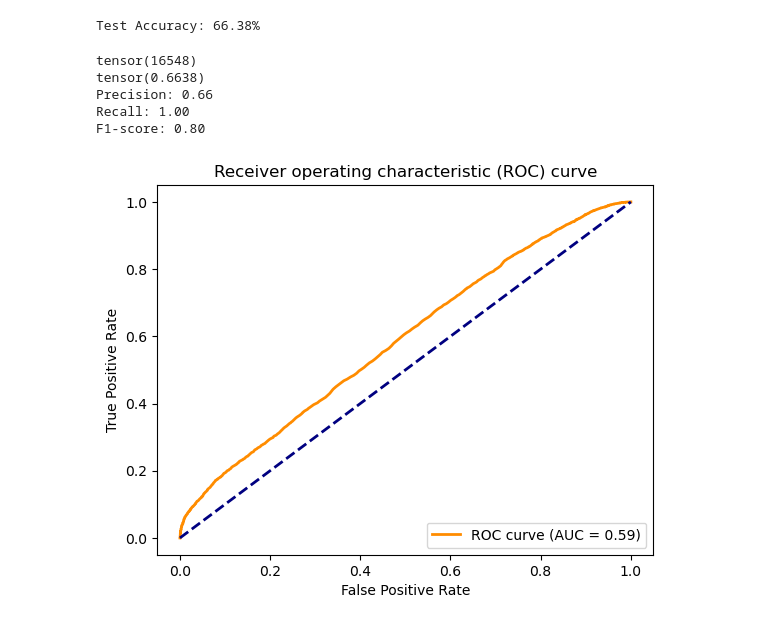
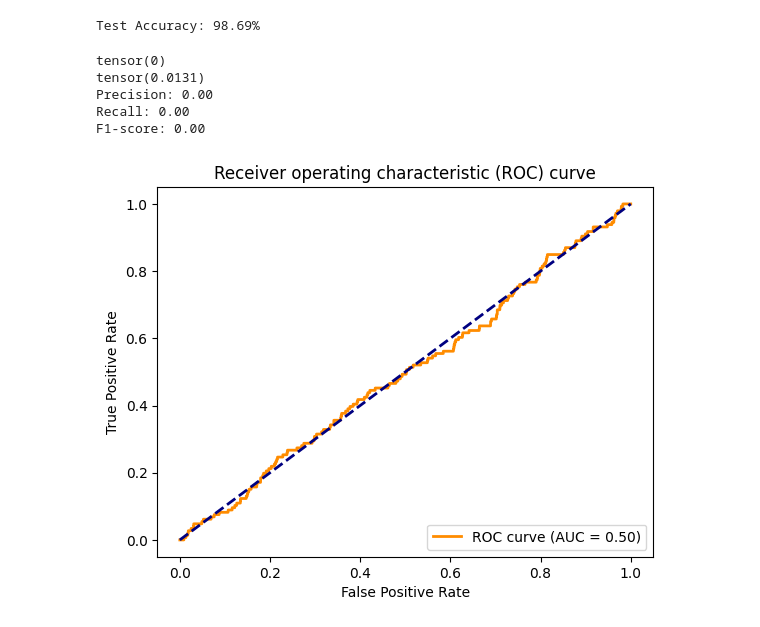
Before and after one commit to ShmamShmiff/GDL-PaySim-Project, a Jupyter notebook: models/main.ipynb, the cells around one changed output. Saved outputs shown, nothing was run; the diff lists cells and outputs as text; code cells hidden in the pictures.

```diff
--- a/models/main.ipynb
+++ b/models/main.ipynb
@@ -6,8 +6,8 @@ import numpy as np
 # Read in the CSV files
 
 # 0.1%
-#accounts_df = pd.read_csv("../datasets/p_0_1_percent/PS_20230505183351_53313/PS_20230505183351_53313_account_attributes.csv")
-#transactions_df = pd.read_csv("../datasets/p_0_1_percent/PS_20230505183351_53313/PS_20230505183351_53313_rawLog.csv")
+accounts_df = pd.read_csv("../datasets/p_0_1_percent/PS_20230505183351_53313/PS_20230505183351_53313_account_attributes.csv")
+transactions_df = pd.read_csv("../datasets/p_0_1_percent/PS_20230505183351_53313/PS_20230505183351_53313_rawLog.csv")
 
 # 0.5%
 #accounts_df = pd.read_csv("../datasets/p_0_5_percent/PS_20230509175835_53313/PS_20230509175835_53313_account_attributes.csv")
@@ -18,8 +18,8 @@ import numpy as np
 #transactions_df = pd.read_csv("../datasets/p_1_percent/PS_20230509180228_53313/PS_20230509180228_53313_rawLog.csv")
 
 # 5%
-accounts_df = pd.read_csv("../datasets/p_5_percent/PS_20230509180753_53313/PS_20230509180753_53313_account_attributes.csv")
-transactions_df = pd.read_csv("../datasets/p_5_percent/PS_20230509180753_53313/PS_20230509180753_53313_rawLog.csv")
+#accounts_df = pd.read_csv("../datasets/p_5_percent/PS_20230509180753_53313/PS_20230509180753_53313_account_attributes.csv")
+#transactions_df = pd.read_csv("../datasets/p_5_percent/PS_20230509180753_53313/PS_20230509180753_53313_rawLog.csv")
 # %%
 nodes_df = accounts_df
 edges_df = transactions_df
@@ -112,10 +112,10 @@ from torch.utils.data import random_split
 x = torch.nn.functional.normalize(torch.tensor(x),dim=0).to(torch.float32)  # (n x features)
 edge_index =  torch.stack([torch.tensor(edges_df.nameOrig.to_numpy()),torch.tensor(edges_df.nameDest.to_numpy())],dim=-1).T  # Define your edge index
 edge_attr = torch.nn.functional.normalize(torch.tensor(np.array(edges_df[['amount','oldBalanceOrig', 'newBalanceOrig', 'oldBalanceDest', 'newBalanceDest','isFlaggedFraud','isUnauthorizedOverdraft','action_CASH_IN','action_CASH_OUT','action_DEBIT','action_PAYMENT','action_TRANSFER']].values,dtype='float32')),dim=0) # edge features
-y =  torch.tensor(nodes_df.node_isFraud.to_numpy().astype(int)) # target values
+y =  torch.tensor(nodes_df.node_isFraud.to_numpy().astype(int),dtype=torch.long) # target values
 
 # Bitflip the tensor
-y = y ^ torch.tensor([1], dtype=torch.uint8).expand_as(y)
+#y = y ^ torch.tensor([1], dtype=torch.uint8).expand_as(y)
 
 
 train_size = int(0.6 * len(y))  # 60% of the dataset for training
@@ -176,20 +179,21 @@ dataset_num_features = x.size()[1]
 dataset_num_classes = 2
 
 # Message Passing Neural Network
-#model = GNN_MPNN_Model(hidden_size=HIDDEN_SIZE, input_size=dataset_num_features, output_size= dataset_num_classes, num_layers=NUM_LAYERS)
+model = GNN_MPNN_Model(hidden_size=HIDDEN_SIZE, input_size=dataset_num_features, output_size= dataset_num_classes, num_layers=NUM_LAYERS)
 
 # GraphSAGE
 #model = GNN_SAGE_Model(hidden_size=HIDDEN_SIZE, input_size=dataset_num_features, output_size= dataset_num_classes, num_layers=NUM_LAYERS)
 
 # CONV
-model = GNN_CONV_Model(hidden_size=HIDDEN_SIZE, input_size=dataset_num_features, output_size= dataset_num_classes, num_layers=NUM_LAYERS)
+#model = GNN_CONV_Model(hidden_size=HIDDEN_SIZE, input_size=dataset_num_features, output_size= dataset_num_classes, num_layers=NUM_LAYERS)
 
 # GAT
 #model = GAT(in_channels=dataset_num_features, hidden_channels=HIDDEN_SIZE, num_layers=NUM_LAYERS, out_channels=dataset_num_features)
 
 # GIN
-#model = GIN(in_channels=dataset_num_features, hidden_channels=HIDDEN_SIZE, num_layers=NUM_LAYERS, out_channels=dataset_num_features)
+model = GIN(in_channels=dataset_num_features, hidden_channels=HIDDEN_SIZE, num_layers=NUM_LAYERS, out_channels=dataset_num_features)
 
+model.to(device)
 model.eval()
 
 out = model(data.x, data.edge_index)
@@ -269,48 +273,48 @@ def test(mask):
 test_acc, test_out, test_pred  = test(data.test_mask)
 print(f'Test Accuracy: {test_acc * 100:.2f}%')
 # %% [output]
-Test Accuracy: 66.38%
+Test Accuracy: 98.69%
 # %%
 out = model(data.x, data.edge_index)
 #visualize(out, color=data.y)
 # %%
 from sklearn.metrics import roc_curve, auc, precision_recall_fscore_support
 import torch.nn.functional as F
 
-y_true = data.y[data.test_mask]
+y_true = data.y[data.test_mask].cpu()
 y_pred = softmax_x = F.softmax(test_out, dim=1)
-test_pred = y_pred.argmax(dim=1).detach()
-y_pred = y_pred[:, 1].detach().numpy()
+test_pred = y_pred.argmax(dim=1).detach().cpu()
+y_pred = y_pred[:, 1].detach().cpu().numpy()
 print(torch.sum(test_pred))
 print(torch.sum(y_true)/y_true.shape[0])
 
 
 # Calculate precision, recall, and F1-score
 precision, recall, f1_score, _ = precision_recall_fscore_support(y_true, test_pred, average='binary')
 
 print("Precision: {:.2f}".format(precision))
 print("Recall: {:.2f}".format(recall))
 print("F1-score: {:.2f}".format(f1_score))
 
 # Generate ROC curve
 fpr, tpr, thresholds = roc_curve(y_true, y_pred)
 roc_auc = auc(fpr, tpr)
 
 # Plot ROC curve
 plt.plot(fpr, tpr, color='darkorange', lw=2, label='ROC curve (AUC = %0.2f)' % roc_auc)
 plt.plot([0, 1], [0, 1], color='navy', lw=2, linestyle='--')
 plt.xlabel('False Positive Rate')
 plt.ylabel('True Positive Rate')
 plt.title('Receiver operating characteristic (ROC) curve')
 plt.legend(loc="lower right")
 plt.show()
 # %% [output]
-tensor(16548)
-tensor(0.6638)
-Precision: 0.66
-Recall: 1.00
-F1-score: 0.80
+tensor(0)
+tensor(0.0131)
+Precision: 0.00
+Recall: 0.00
+F1-score: 0.00
-[figure, old version]
+[figure, new version]
 # %%
 fpr, tpr, roc_auc
 
```
Also changed, not shown: parts of 8 cells of this notebook, 21 other files.
